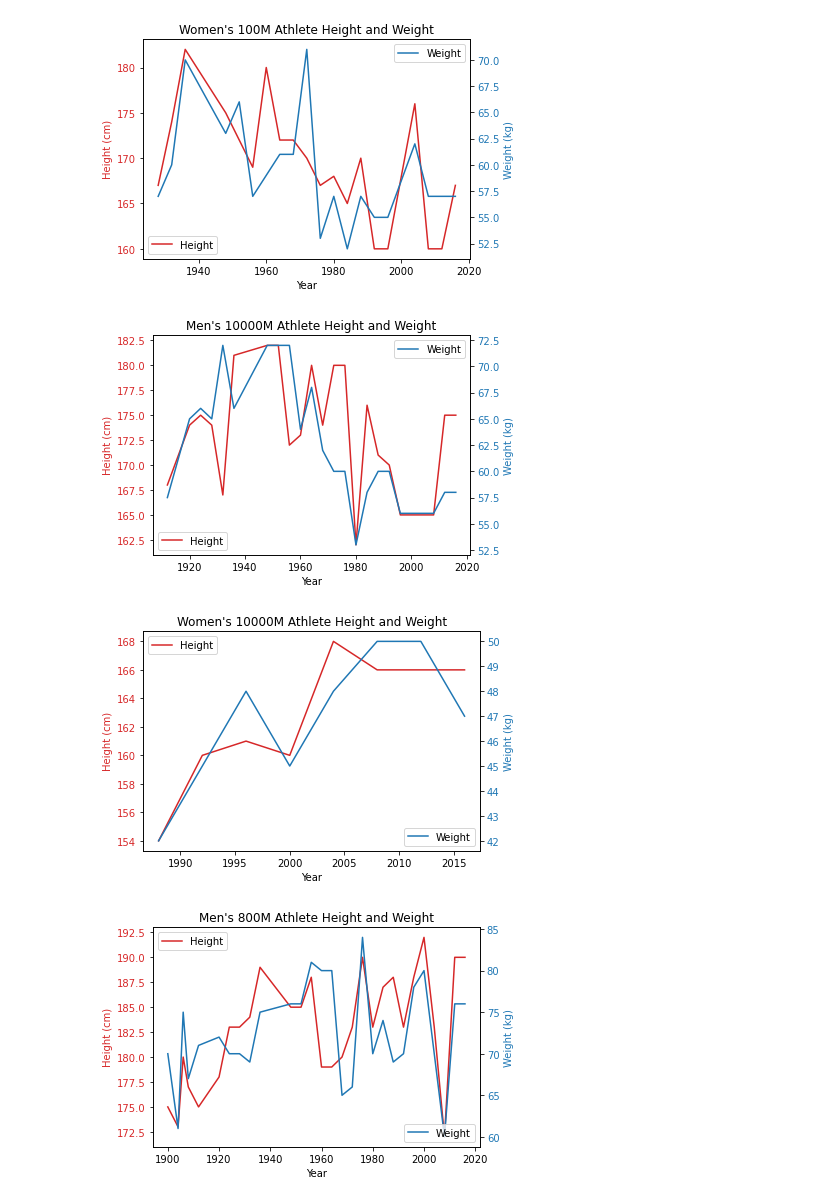
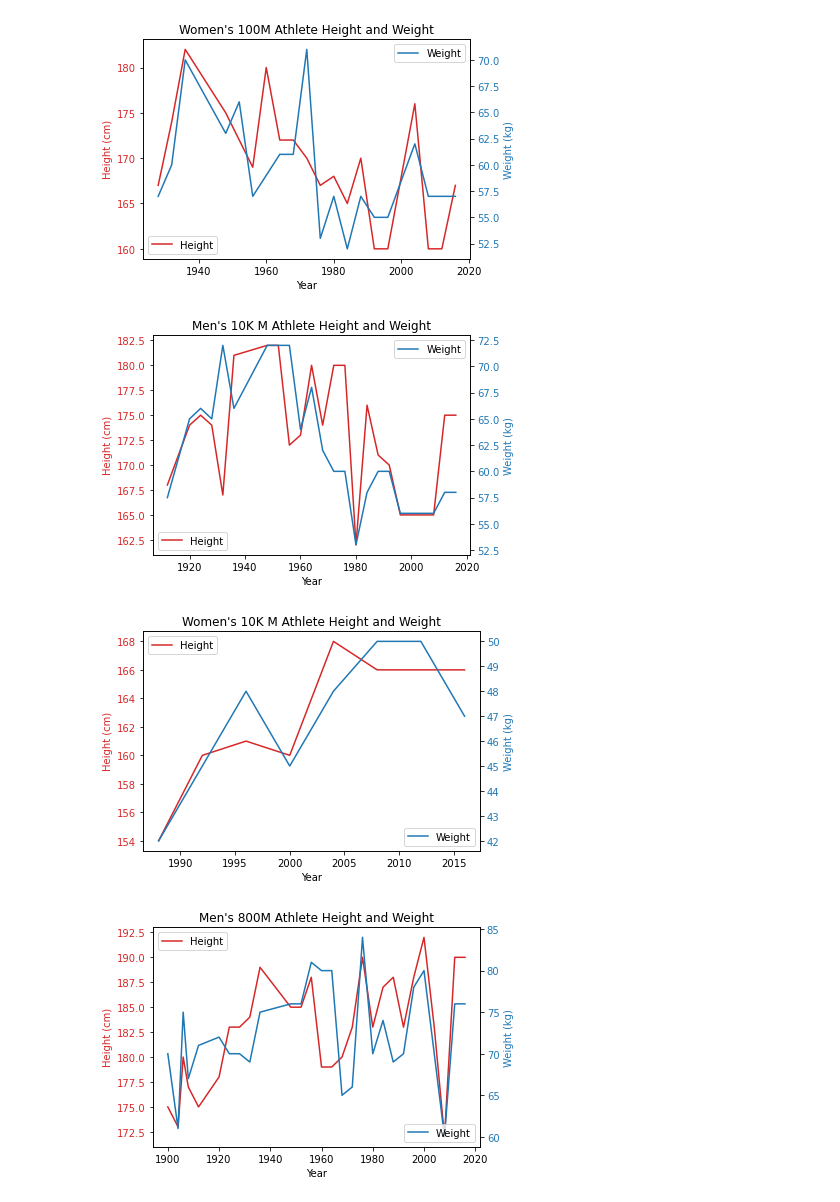
Before and after one commit to dstagner63/Project1, a Jupyter notebook: Athletes Physical Attributes .ipynb, the cells around one changed output. Saved outputs shown, nothing was run; the diff lists cells and outputs as text; code cells hidden in the pictures.

Commit message:
Added attribute graphs

```diff
--- a/Athletes Physical Attributes .ipynb
+++ b/Athletes Physical Attributes .ipynb
@@ -203,26 +203,26 @@ plt.show()
 # %%
 #Plot mens athlete attributes for the 10000 meters
 fig, ax1 = plt.subplots()
 
 color = 'tab:red'
 ax1.set_xlabel('Year')
 ax1.set_ylabel('Height (cm)', color=color)
 ax1.plot(m_10000_df["Year"], m_10000_df["Height"], color=color, label="Height")
 ax1.tick_params(axis='y', labelcolor=color)
 plt.legend(loc="lower left")
 ax2 = ax1.twinx()  # instantiate a second axes that shares the same x-axis
 
 color = 'tab:blue'
 ax2.set_ylabel('Weight (kg)', color=color)  # we already handled the x-label with ax1
 ax2.plot(m_10000_df["Year"], m_10000_df["Weight"], color=color, label="Weight")
 ax2.tick_params(axis='y', labelcolor=color)
 plt.legend(loc="upper right")
-plt.title("Men's 10000M Athlete Height and Weight")
+plt.title("Men's 10K M Athlete Height and Weight")
 fig.tight_layout()  # otherwise the right y-label is slightly clipped
 plt.savefig("Output/Men's 10000M Height and Weights.png")
 plt.show()
 # %% [output]
-[figure, old version]
+[figure, new version]
 # %%
 #Plot womens athlete attributes for the 10000 meters
 fig, ax1 = plt.subplots()
@@ -240,12 +240,12 @@ ax2.set_ylabel('Weight (kg)', color=color)  # we already handled the x-label wit
 ax2.plot(w_10000_df["Year"], w_10000_df["Weight"], color=color, label="Weight")
 ax2.tick_params(axis='y', labelcolor=color)
 plt.legend(loc="lower right")
-plt.title("Women's 10000M Athlete Height and Weight")
+plt.title("Women's 10K M Athlete Height and Weight")
 fig.tight_layout()  # otherwise the right y-label is slightly clipped
 plt.savefig("Output/Women's 10000M Height and Weights.png")
 plt.show()
 # %% [output]
-[figure, old version]
+[figure, new version]
 # %%
 #Plot mens athlete attributes for the 800 meters
 fig, ax1 = plt.subplots()
```
Also changed, not shown: parts of 1 cell of this notebook, 2 other files.
